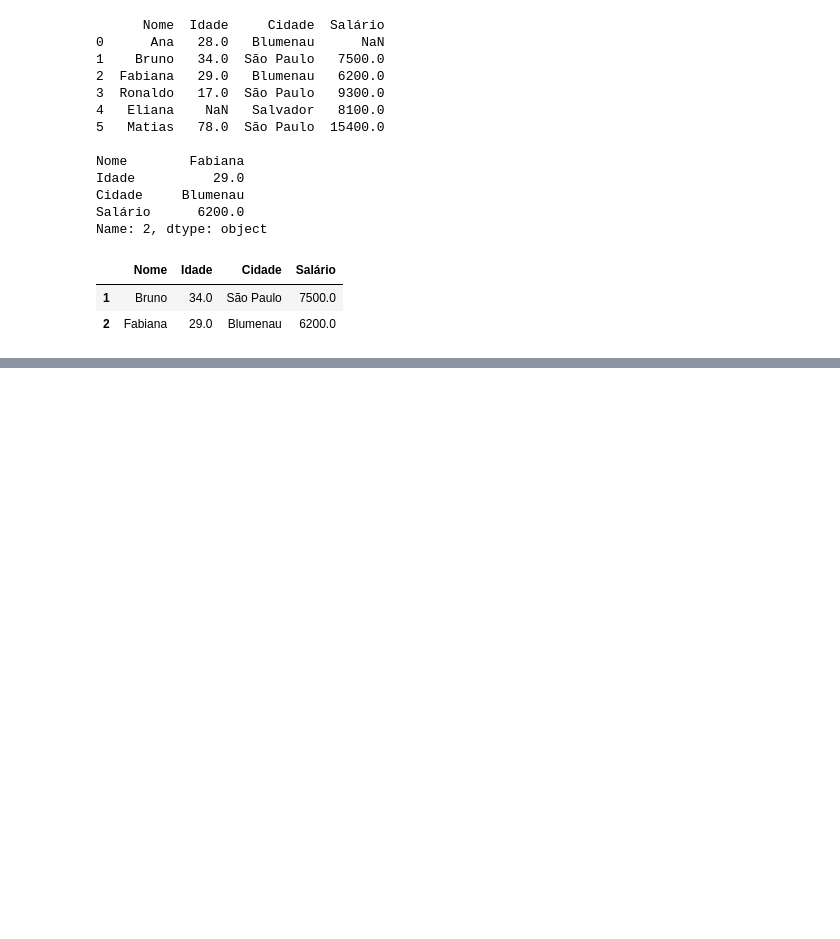
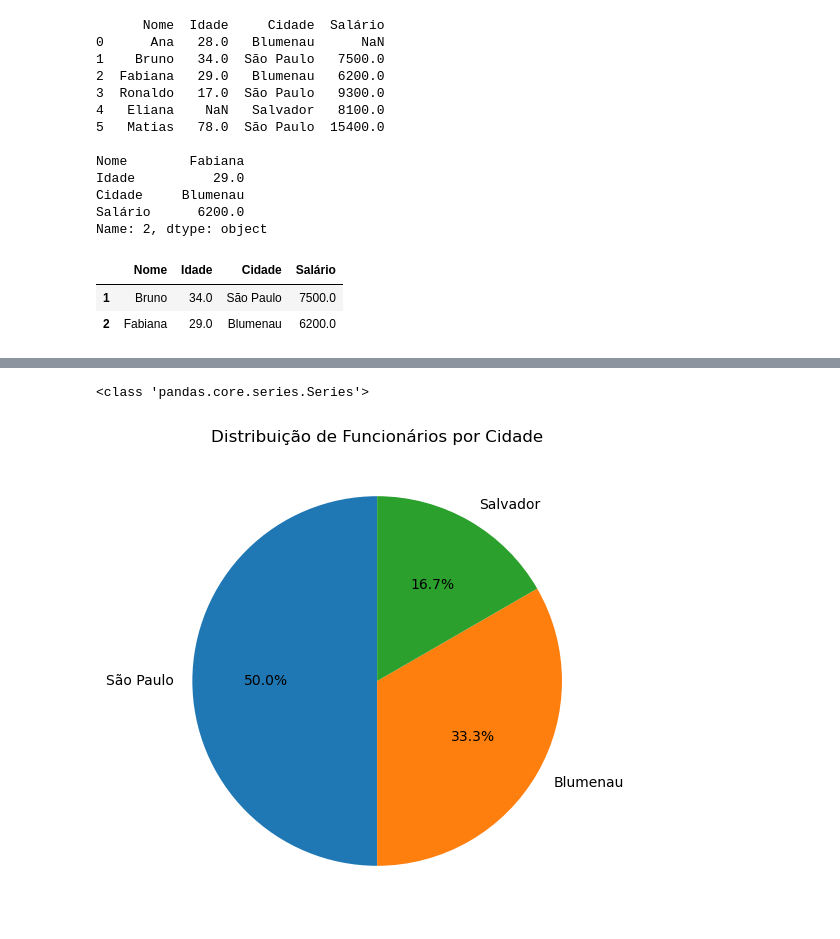
Before and after one commit to josuejr3/Data_and_IA, a Jupyter notebook: Data_Science_Academy/Pandas/Codes/pandas_pt1.ipynb, the cells around one changed output, grey strips where cells are left out. Drawn from its saved outputs; the diff is of its cells as text; code cells hidden in the pictures; blank space fills up the shorter version.

```diff
--- a/Data_Science_Academy/Pandas/Codes/pandas_pt1.ipynb
+++ b/Data_Science_Academy/Pandas/Codes/pandas_pt1.ipynb
@@ -176,0 +619,13 @@ all_columns_1_3_lines.head()
+# %%
+# Contagem de registros (funcionários) por cidade
+contagem_cidade = df_funcionarios["Cidade"].value_counts()
+print(type(contagem_cidade))
+# %% [output]
+<class 'pandas.core.series.Series'>
+# %%
+contagem_cidade.plot(kind = "pie", autopct = "%1.1f%%", figsize=(6, 6), startangle=90)
+plt.title("Distribuição de Funcionários por Cidade")
+plt.ylabel('') # Remove o rótulo do eixo y
+plt.show()
+# %% [output]
+[figure, added]
```
Also changed, not shown: parts of 51 cells of this notebook, 4 other files.
